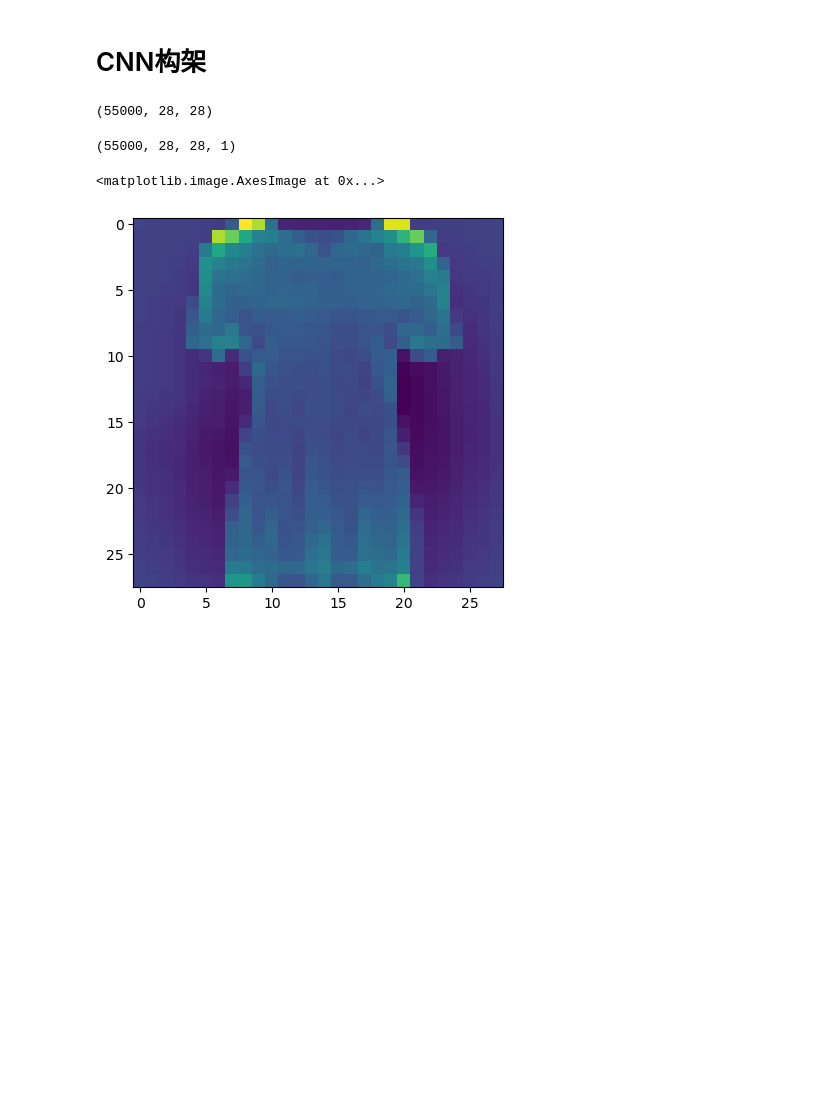
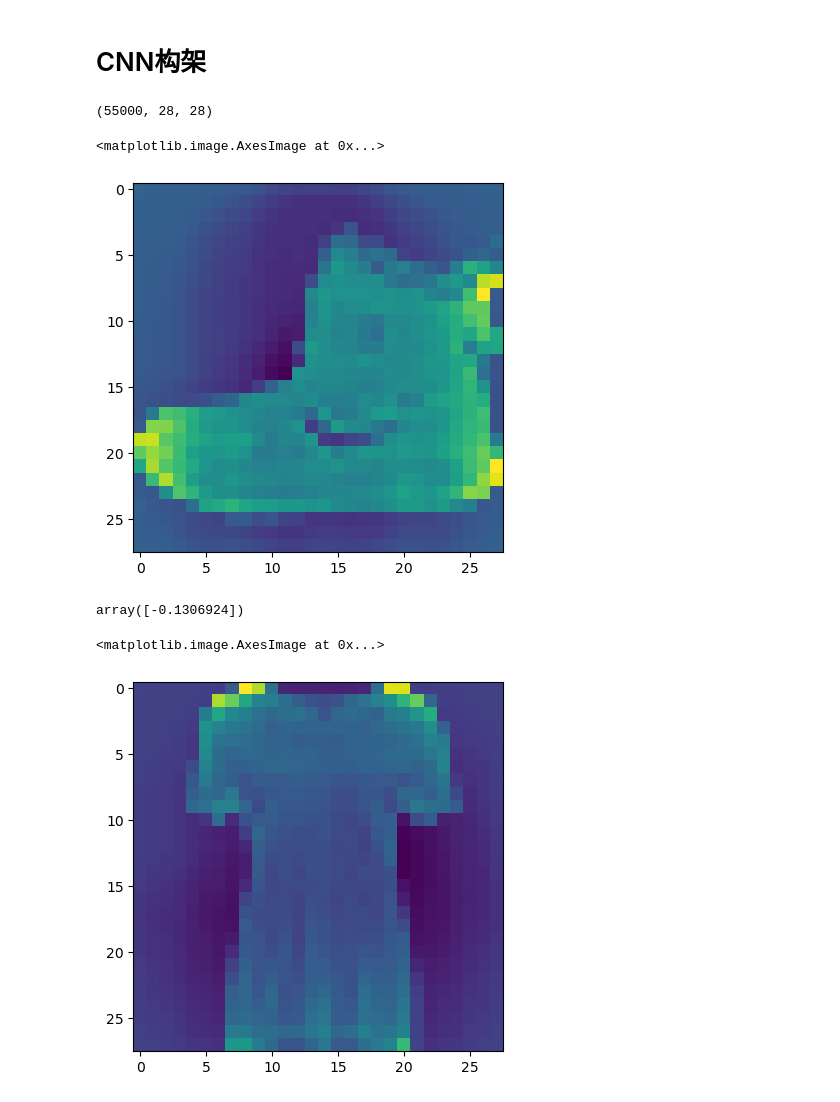
Before and after one commit to Aegis1863/ML_practice, a Jupyter notebook: 机器学习实战笔记/14_CNN深度计算机视觉.ipynb, the cells around one changed output. Saved outputs shown, nothing was run; the diff lists cells and outputs as text; code cells hidden in the pictures; blank space fills up the shorter version.

```diff
--- a/机器学习实战笔记/14_CNN深度计算机视觉.ipynb
+++ b/机器学习实战笔记/14_CNN深度计算机视觉.ipynb
@@ -118,4 +142,9 @@ X_test = (X_test - X_mean) / X_std # 测试集标准化
 X_train.shape
 # %% [output]
 (55000, 28, 28)
+# %%
+plt.imshow(X_train[0,...])
+# %% [output]
+<matplotlib.image.AxesImage at 0x...>
+[figure, added]
 # %%
@@ -123,9 +152,9 @@ X_train = X_train[..., np.newaxis] # 增加一个维度
 X_valid = X_valid[..., np.newaxis]
 X_test = X_test[..., np.newaxis]
-# %%
-X_train.shape
-# %% [output]
-(55000, 28, 28, 1)
+# %%
+X_train[0,1,5]
+# %% [output]
+array([-0.1306924])
 # %%
 plt.imshow(X_train[10])
 # %% [output]
```
Also changed, not shown: parts of 18 cells of this notebook, 1 other file.
